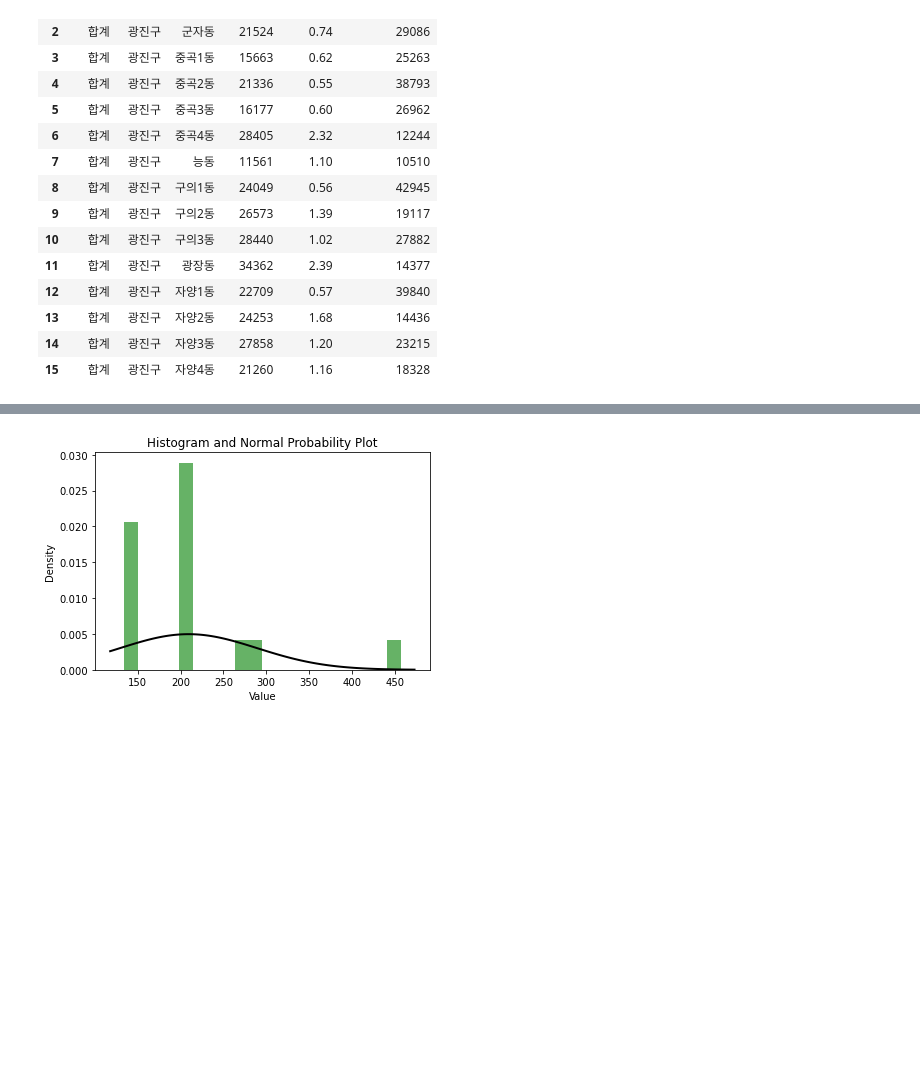
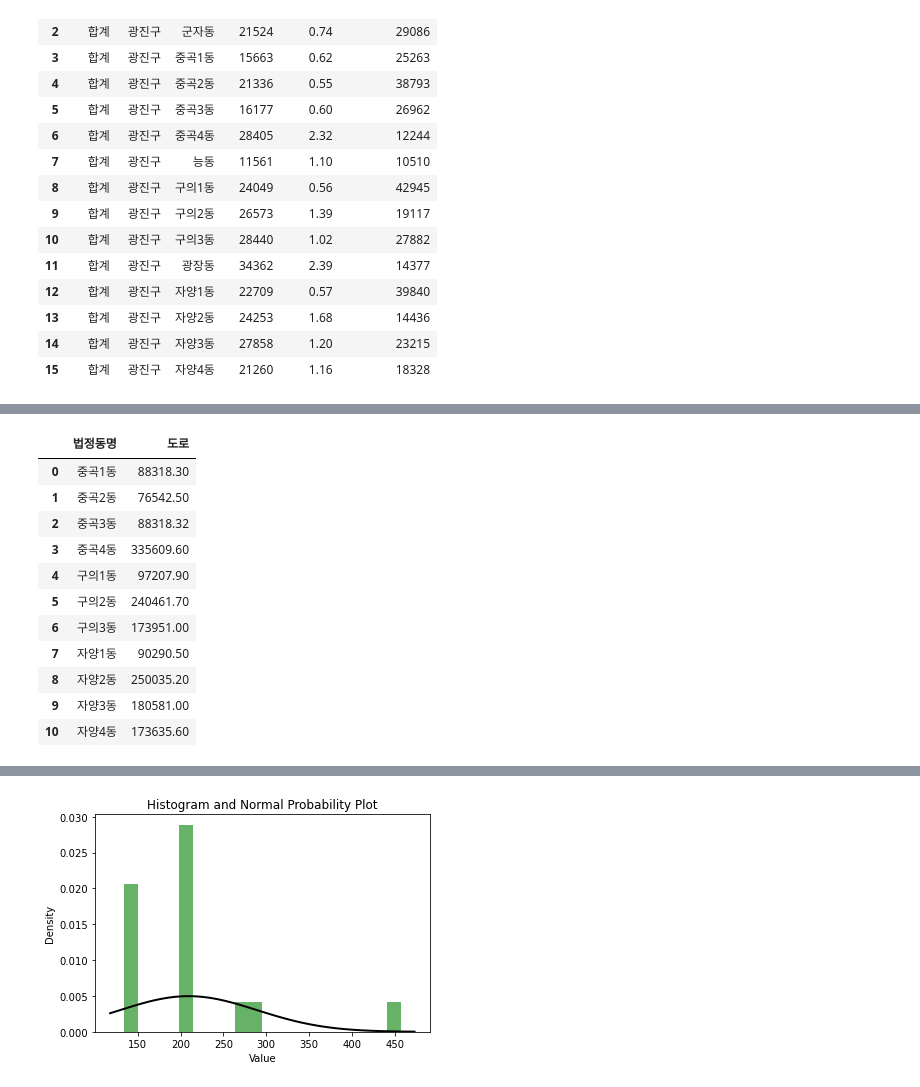
Before and after one commit to actorjung/Gwangjin_Big_Data_Project, a Jupyter notebook: code/suhwan/data.ipynb, the cells around one changed output, grey strips where cells are left out. Saved outputs shown, nothing was run; the diff lists cells and outputs as text; code cells hidden in the pictures; blank space fills up the shorter version.

```diff
--- a/code/suhwan/data.ipynb
+++ b/code/suhwan/data.ipynb
@@ -493,0 +570,30 @@ memory usage: 2.8+ KB
+# %%
+dong = pd.DataFrame({'법정동명' : [
+                            '중곡1동',
+                            '중곡2동',
+                            '중곡3동',
+                            '중곡4동',
+                            '구의1동',
+                            '구의2동',
+                            '구의3동',
+                            '자양1동',
+                            '자양2동',
+                            '자양3동',
+                            '자양4동',
+                            ],
+                      '도로' : [88318.3,76542.5,88318.32,335609.6,97207.9,240461.7,173951.0,90290.5,250035.2,180581.0,173635.6]
+                                 })
+dong
+# %% [output]
+|  | 법정동명 | 도로 |
+| 0 | 중곡1동 | 88318.30 |
+| 1 | 중곡2동 | 76542.50 |
+| 2 | 중곡3동 | 88318.32 |
+| 3 | 중곡4동 | 335609.60 |
+| 4 | 구의1동 | 97207.90 |
+| 5 | 구의2동 | 240461.70 |
+| 6 | 구의3동 | 173951.00 |
+| 7 | 자양1동 | 90290.50 |
+| 8 | 자양2동 | 250035.20 |
+| 9 | 자양3동 | 180581.00 |
+| 10 | 자양4동 | 173635.60 |
```
Also changed, not shown: parts of 34 cells of this notebook, 2 other files.
